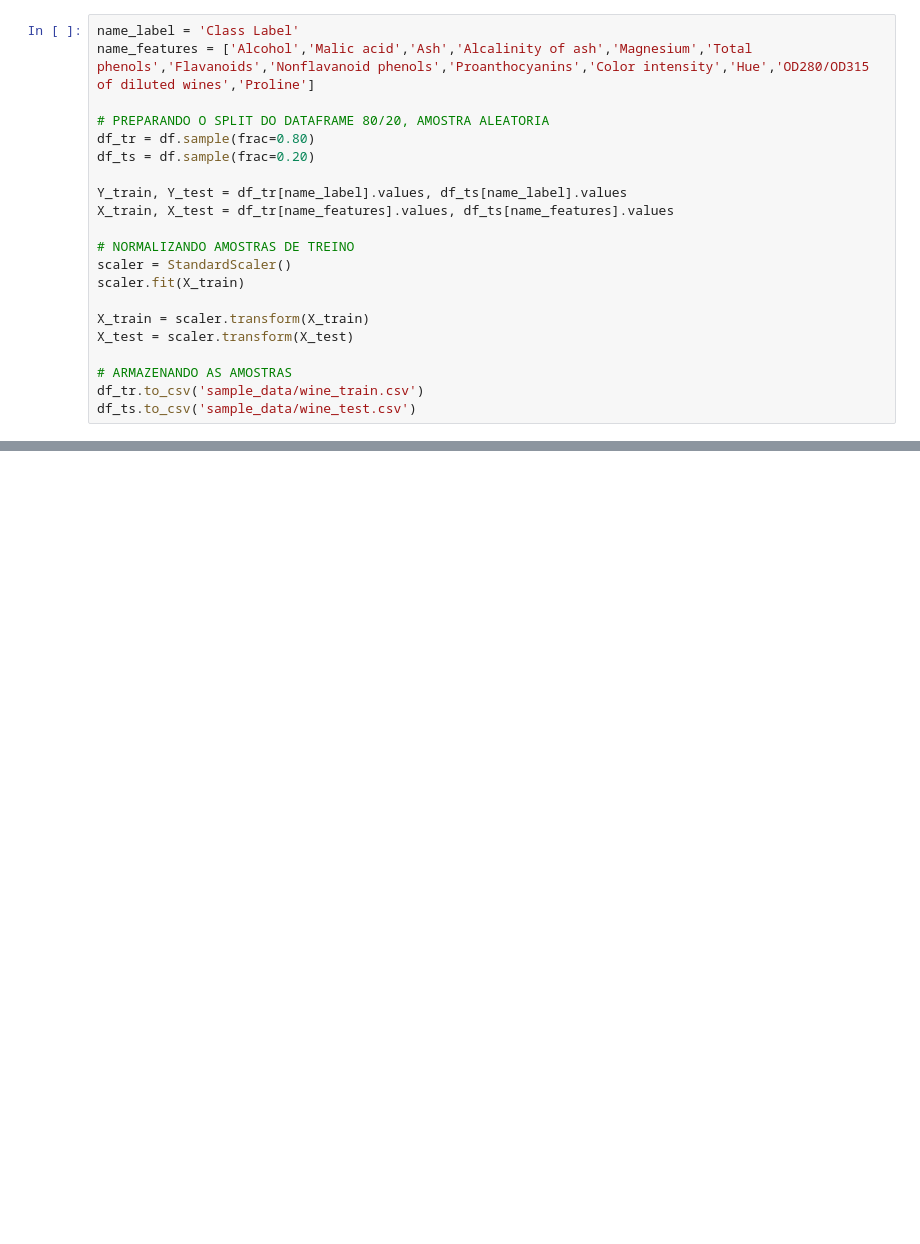
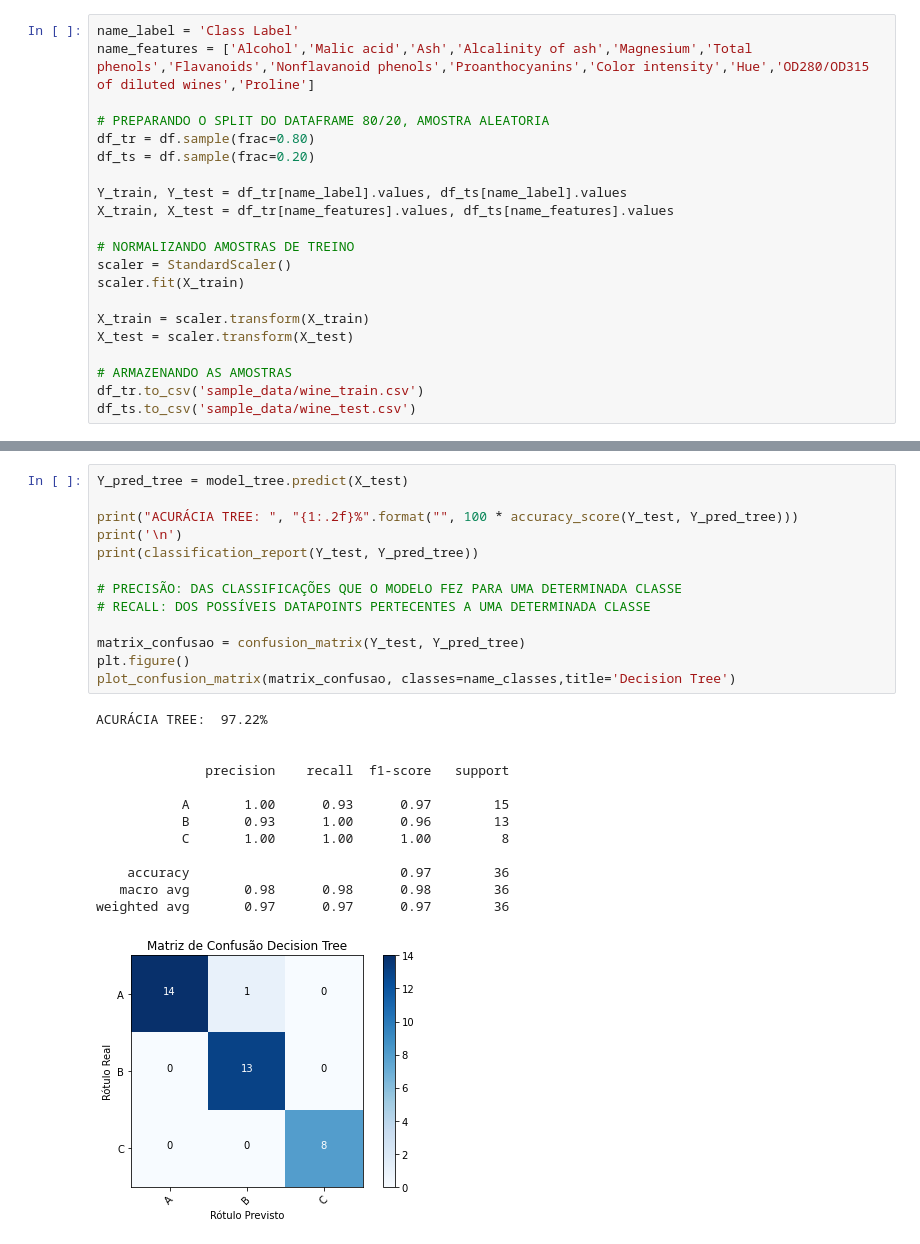
Before and after one commit to SamuelOliveira/Colab, a Jupyter notebook: FT084_1S2021_T1.ipynb, the cells around one changed output, grey strips where cells are left out. Cells and saved outputs as stored; diff of their text form; blank space fills up the shorter version.

```diff
--- a/FT084_1S2021_T1.ipynb
+++ b/FT084_1S2021_T1.ipynb
@@ -105,0 +200,27 @@ df_ts.to_csv('sample_data/wine_test.csv')
+# %%
+Y_pred_tree = model_tree.predict(X_test)
+
+print("ACURÁCIA TREE: ", "{1:.2f}%".format("", 100 * accuracy_score(Y_test, Y_pred_tree)))
+print('\n')
+print(classification_report(Y_test, Y_pred_tree))
+
+# PRECISÃO: DAS CLASSIFICAÇÕES QUE O MODELO FEZ PARA UMA DETERMINADA CLASSE
+# RECALL: DOS POSSÍVEIS DATAPOINTS PERTECENTES A UMA DETERMINADA CLASSE
+
+matrix_confusao = confusion_matrix(Y_test, Y_pred_tree)
+plt.figure()
+plot_confusion_matrix(matrix_confusao, classes=name_classes,title='Decision Tree')
+# %% [output]
+ACURÁCIA TREE:  97.22%
+
+
+              precision    recall  f1-score   support
+
+           A       1.00      0.93      0.97        15
+           B       0.93      1.00      0.96        13
+           C       1.00      1.00      1.00         8
+
+    accuracy                           0.97        36
+   macro avg       0.98      0.98      0.98        36
+weighted avg       0.97      0.97      0.97        36
+[figure, added]
```
Also changed, not shown: parts of 7 cells of this notebook.
